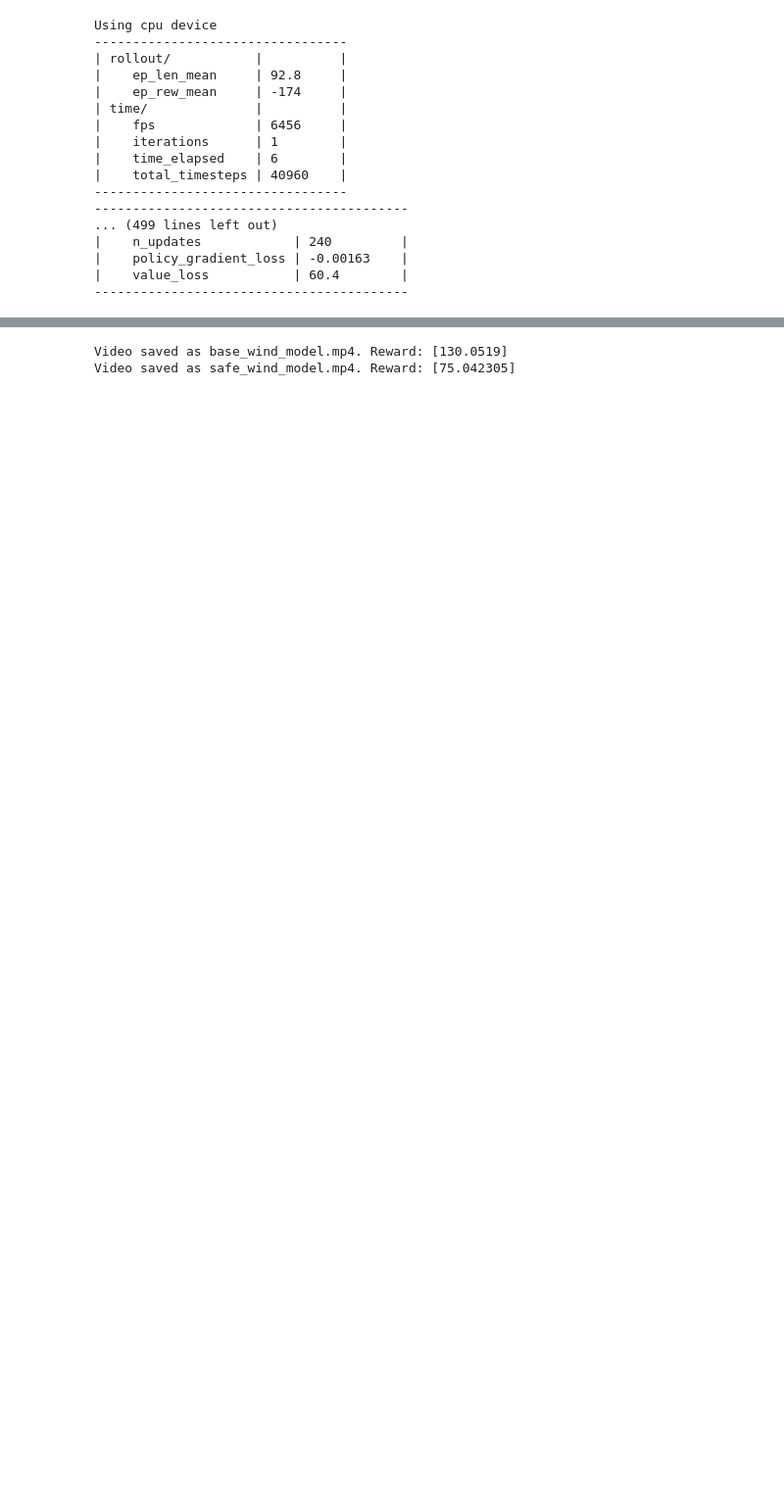
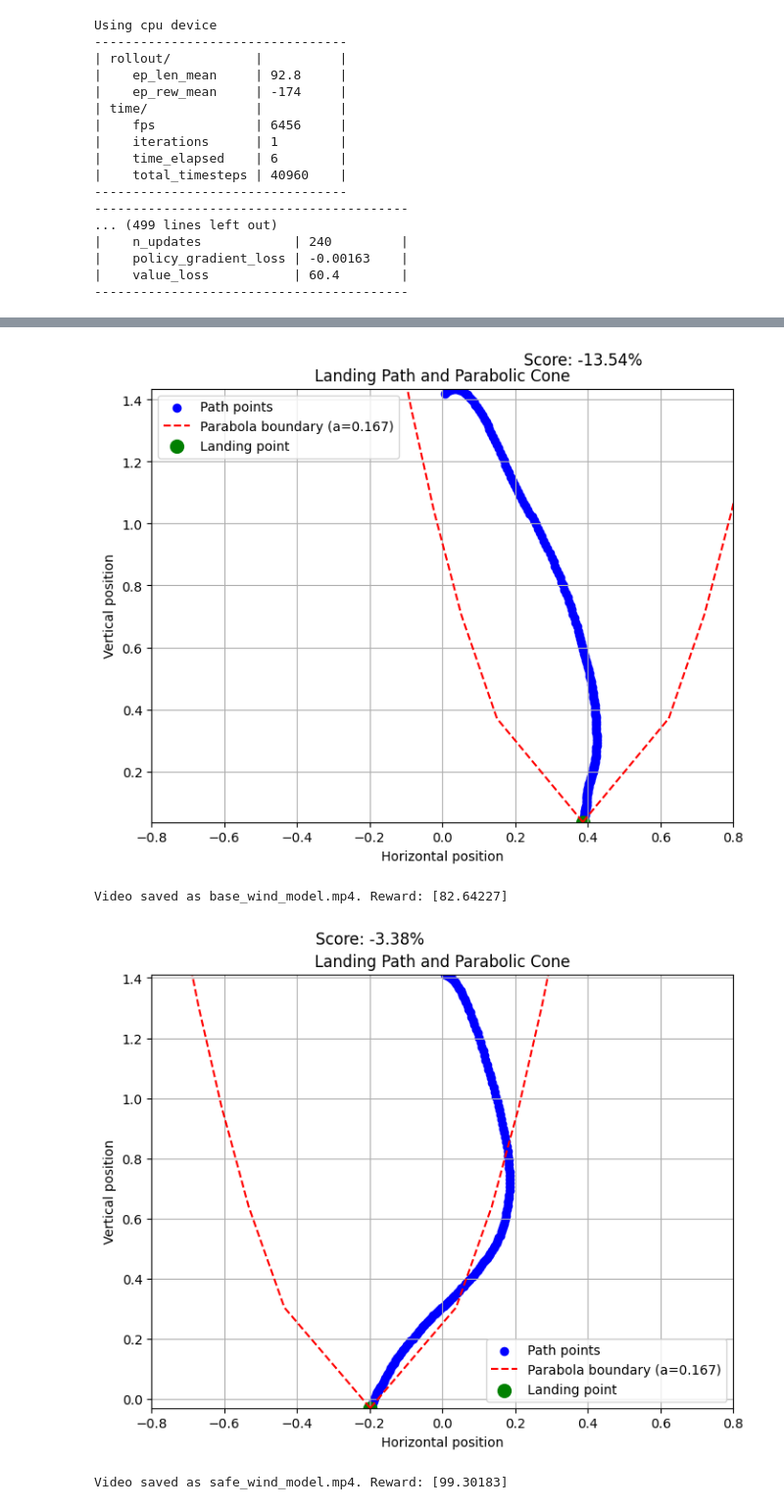
Before and after one commit to git-yogesh/SafeRL, a Jupyter notebook: Final Project.ipynb, the cells around one changed output, grey strips where cells are left out. Shown: that part at 98% size. Saved outputs shown, nothing was run; the diff lists cells and outputs as text; code cells hidden in the pictures; blank space fills up the shorter version.

```diff
--- a/Final Project.ipynb
+++ b/Final Project.ipynb
@@ -324,19 +232,21 @@ model saved on eval reward: -50.599334716796875
 # %%
-reseed(145)
+reseed(78)
 
-vec_env_base_wind_1 = make_vec_env('LunarLander-v2', n_envs=1, wrapper_class=SafeLunarLanderWrapper, env_kwargs={"enable_wind": False,
-    "wind_power": 20.0}, wrapper_kwargs={"debug": True})
+vec_env_base_wind_1 = make_vec_env('LunarLander-v2', n_envs=1, wrapper_class=SafeLunarLanderWrapper, env_kwargs={"enable_wind": True,
+    "wind_power": 10.0}, wrapper_kwargs={"debug": True})
 
 base_expert_wind_actor = PPOActor(ckpt=base_ckpt + "_wind_1", environment=vec_env_base_wind_1)
 
 safe_expert_wind_actor = PPOActor(ckpt=safe_ckpt + "_wind_1", environment=vec_env_base_wind_1)
 
 visualize(vec_env_base_wind_1, algorithm=base_expert_wind_actor, video_name="base_wind_model")
 
 visualize(vec_env_base_wind_1, algorithm=safe_expert_wind_actor, video_name="safe_wind_model")
 # %% [output]
+[figure, added]
-Video saved as base_wind_model.mp4. Reward: [130.0519]
-Video saved as safe_wind_model.mp4. Reward: [75.042305]
+Video saved as base_wind_model.mp4. Reward: [82.64227]
+[figure, added]
+Video saved as safe_wind_model.mp4. Reward: [99.30183]
 # %%
 import matplotlib.pyplot as plt
 
```
Also changed, not shown: parts of 7 cells of this notebook, 9 other files.
